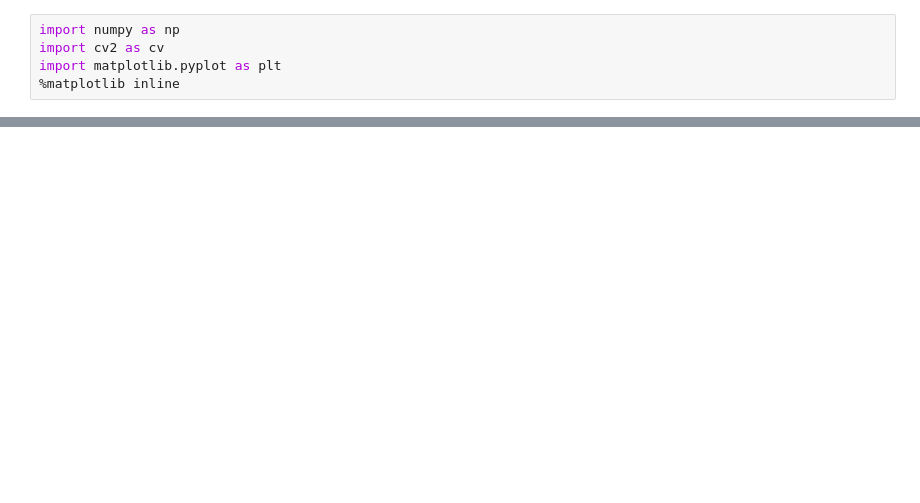
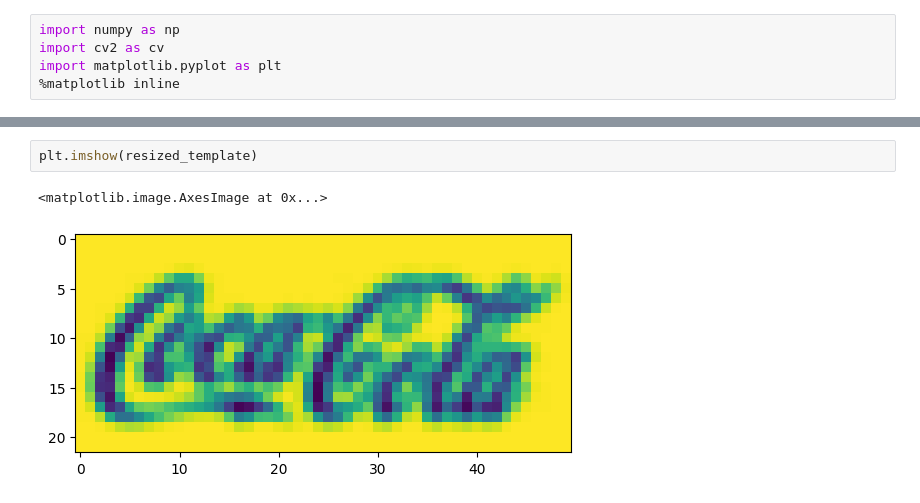
Before and after one commit to marianataglio/cv_tps, a Jupyter notebook: tp3_parte2.ipynb, the cells around one changed output, grey strips where cells are left out. Cells and saved outputs as stored; diff of their text form; blank space fills up the shorter version.

```diff
--- a/tp3_parte2.ipynb
+++ b/tp3_parte2.ipynb
@@ -36,0 +174,5 @@ img_7 = read_image_bgr2rgb('./TP3/images/logo_1.png')
+# %%
+plt.imshow(resized_template)
+# %% [output]
+<matplotlib.image.AxesImage at 0x...>
+[figure, added]
```
Also changed, not shown: parts of 13 cells of this notebook.
